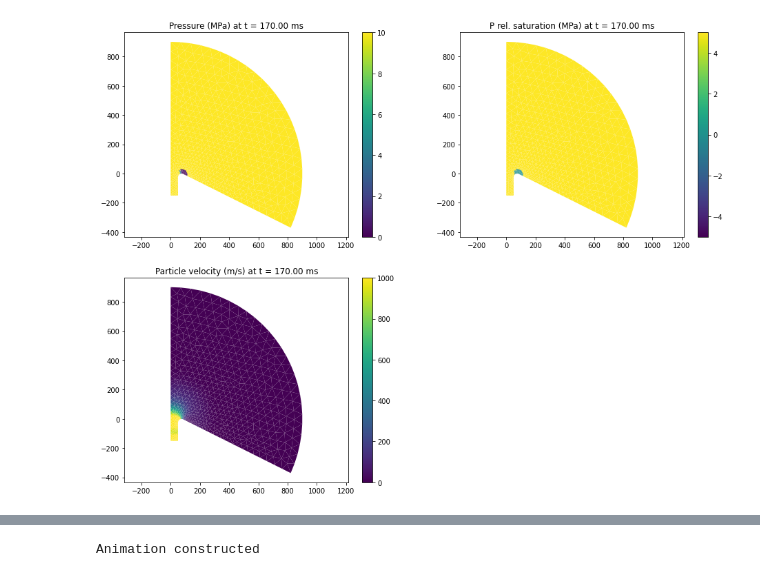
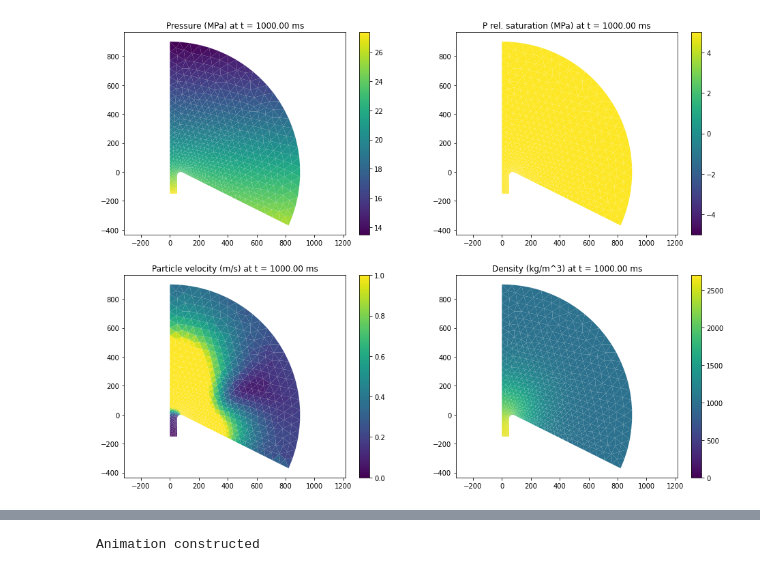
Before and after one commit to fredriclam/quail_volcano, a Jupyter notebook: scenarios/submarine/submarine_inspector.ipynb, the cells around one changed output, grey strips where cells are left out. Cells and saved outputs as stored; diff of their text form; code cells hidden in the pictures.

Commit message:
Add submarine test case, prototype code with AV, PPL, clippingm

```diff
--- a/scenarios/submarine/submarine_inspector.ipynb
+++ b/scenarios/submarine/submarine_inspector.ipynb
@@ -79,8 +79,12 @@ physics0 = solver_from(0).physics
 # %%
 solver_from_multi = lambda domidx, i: readwritedatafiles.read_data_file(
   f"submarine_proto3_atm{domidx}_{i}.pkl")
+# Hydroacoustic
 solver_from_multi = lambda domidx, i: readwritedatafiles.read_data_file(
   f"submarine_proto_hydro1_atm{domidx}_{i}.pkl")
+# Debris flow
+solver_from_multi = lambda domidx, i: readwritedatafiles.read_data_file(
+  f"submarine_proto_debrisflow3_atm{domidx}_{i}.pkl")
 
 physics0 = solver_from_multi(1,0).physics
 x1, _ = mdtools.downsample(solver_from_multi(1,0))
@@ -96,7 +100,7 @@ wlma = mixtureWLMA.WLMA()
 # %%
 ''' Compute substates from solver file '''
 # solver = solver_from(100)
-solver = solver_from_multi(1,17)
+solver = solver_from_multi(1,200)
 
 t = solver.time
 # JANK: manually reconstruct the downsampled conservative variables
@@ -144,33 +148,43 @@ ym = _U2 / rhomix
 # %%
 # Plot pressure, mixture states
 # clims = (0, 22.06e6)
-
+%matplotlib inline
 plt.figure(figsize=(16,12))
 plt.subplot(2,2,1)
-clims = (0, 10)
+clims = (0, 100)
+clims = ((p/1e6).min(), (p/1e6).max())
 mdtools.plot_mean(x, p/1e6, clims)
 sm = plt.cm.ScalarMappable(
   norm=matplotlib.colors.Normalize(vmin=clims[0], vmax=clims[1]),
   cmap=plt.get_cmap())
 cb = plt.colorbar(sm)
 tl = plt.title(f"Pressure (MPa) at t = {1e3*t:.2f} ms")
 
 plt.subplot(2,2,2)
 clims = (-5, 5)
 mdtools.plot_mean(x, (p - psats)/1e6, clims)
 sm = plt.cm.ScalarMappable(
   norm=matplotlib.colors.Normalize(vmin=clims[0], vmax=clims[1]),
   cmap=plt.get_cmap())
 cb = plt.colorbar(sm)
 tl = plt.title(f"P rel. saturation (MPa) at t = {1e3*t:.2f} ms")
 
 plt.subplot(2,2,3)
-clims = (0, 1000)
+clims = (0, 1)
 mdtools.plot_mean(x, velnorm, clims)
 sm = plt.cm.ScalarMappable(
   norm=matplotlib.colors.Normalize(vmin=clims[0], vmax=clims[1]),
   cmap=plt.get_cmap())
 cb = plt.colorbar(sm)
 tl = plt.title(f"Particle velocity (m/s) at t = {1e3*t:.2f} ms")
+
+plt.subplot(2,2,4)
+clims = (0, 2700)
+mdtools.plot_mean(x, rhomix, clims)
+sm = plt.cm.ScalarMappable(
+  norm=matplotlib.colors.Normalize(vmin=clims[0], vmax=clims[1]),
+  cmap=plt.get_cmap())
+cb = plt.colorbar(sm)
+tl = plt.title(f"Density (kg/m^3) at t = {1e3*t:.2f} ms")
 # %% [output]
-[figure, old version]
+[figure, new version]
```
Also changed, not shown: parts of 11 cells of this notebook, 19 other files.
